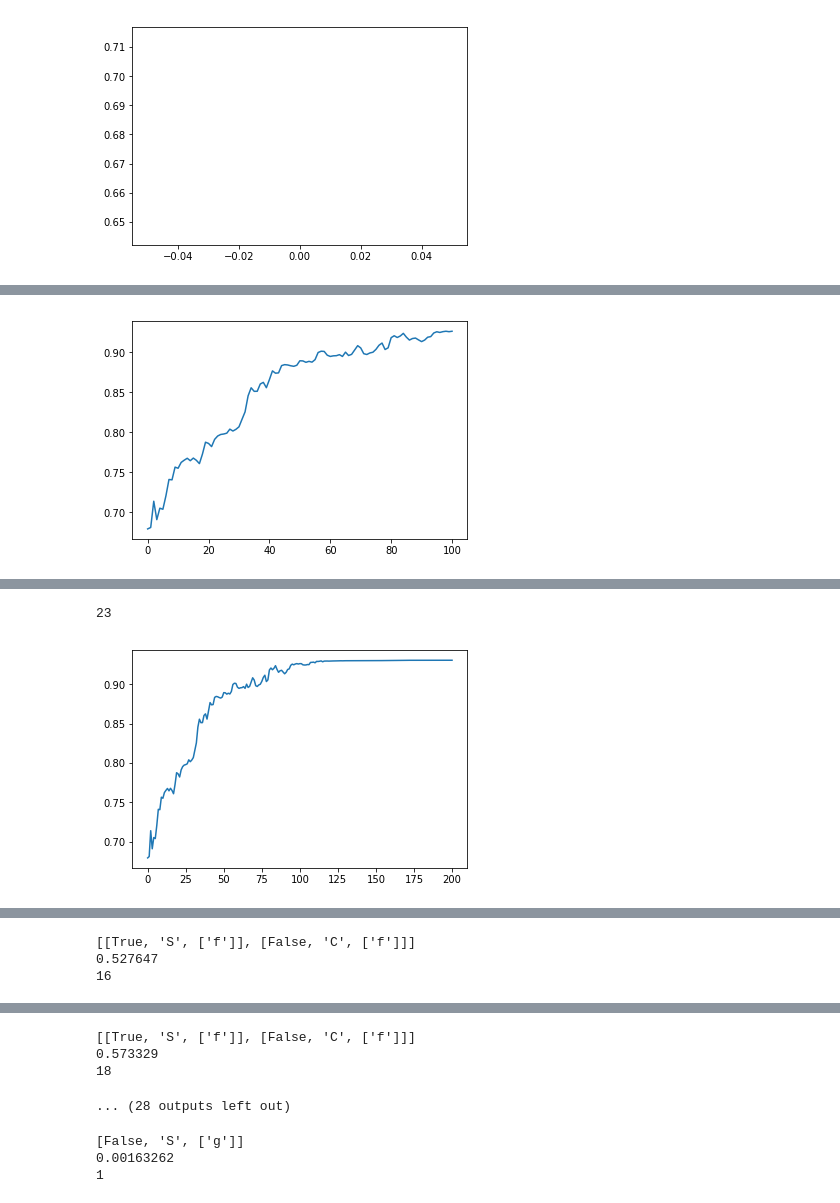
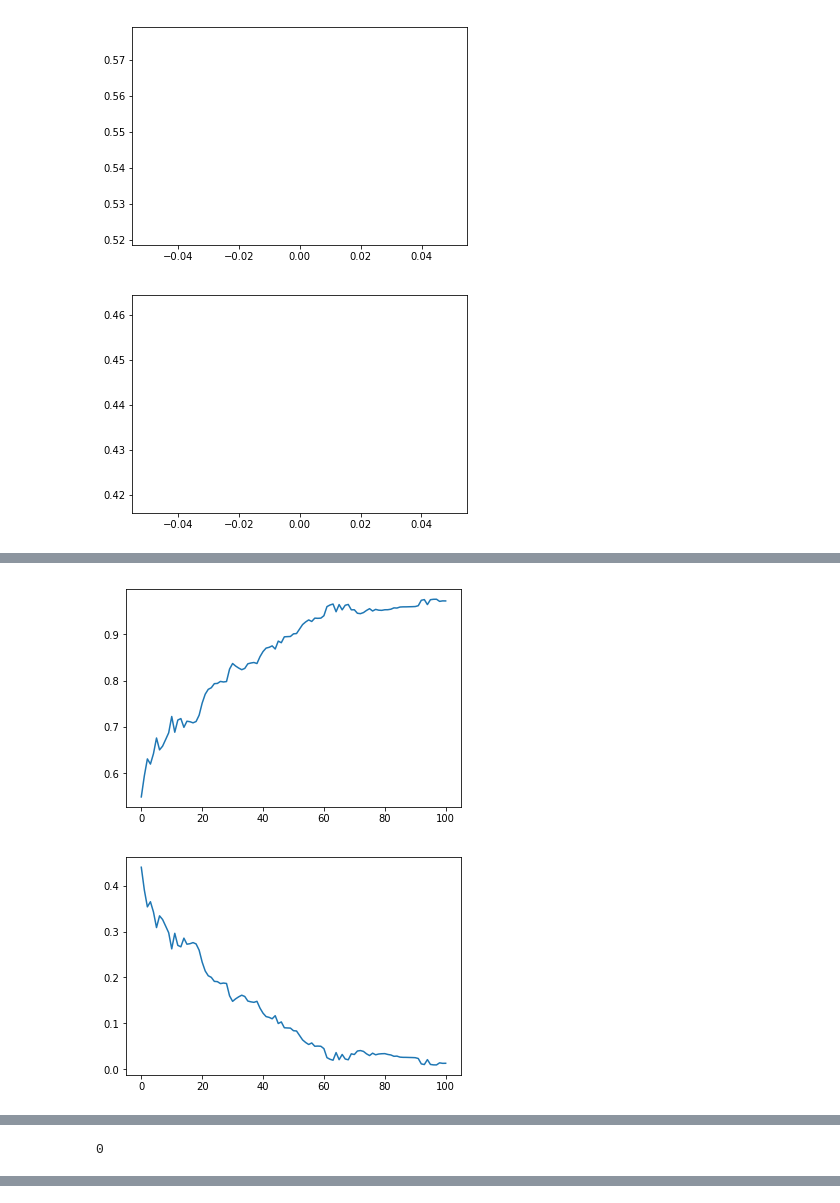
Before and after one commit to Adoni/CSE505, a Jupyter notebook: LTN/LTN.ipynb, the cells around one changed output, grey strips where cells are left out. Saved outputs shown, nothing was run; the diff lists cells and outputs as text; code cells hidden in the pictures.

```diff
--- a/LTN/LTN.ipynb
+++ b/LTN/LTN.ipynb
@@ -108,9 +167,9 @@ class Constants(nn.Module):
         embs=torch.cat(embs).view(1,-1)
         return embs
 # %%
-class Predicate(nn.Module):
+class GPredicate(nn.Module):
     def __init__(self, name, variable_count, emb_dim):
-        super(Predicate, self).__init__()
+        super(GPredicate, self).__init__()
         self.name=name
         self.variable_count=variable_count
         self.emb_dim=emb_dim
@@ -173,20 +231,46 @@ facts=facts1+facts2+facts3
+# %%
+kb1=load_knowledge_base('./facts1.txt')
+kb2=load_knowledge_base('./facts2.txt')
+propositionals=load_propositional('./knowledge.txt')
+gkbs1=[]
+for p in propositionals:
+    gkbs1.append(p.generate_knowledge_base('abcdefgh'))
+gkb1=gkbs1[0]
+for tkb in gkbs1[1:]:
+    gkb1=gkb1.union(tkb)
+gkbs2=[]
+for p in propositionals:
+    gkbs2.append(p.generate_knowledge_base('ijklmn'))
+gkb2=gkbs2[0]
+for tkb in gkbs2[1:]:
+    gkb2=gkb2.union(tkb)
 # %%
-ltn=LTN2(emb_dim,'abcdefghijklmn',[['S',1],['F',2],['C',1]])
-optimizor=torch.optim.Adam(ltn.parameters(),lr=0.1,weight_decay=0.1)
+ltn1=LTN(emb_dim,'abcdefghijklmn',[['S',1],['F',2],['C',1]])
+kb_train=kb1.union(kb2)
+optimizor=torch.optim.Adam(ltn1.parameters(),lr=0.1,weight_decay=0.1)
 mone=torch.FloatTensor([-1])
-errs=[]
+one=torch.FloatTensor([1])
+average_prob=[]
+averate_loss=[]
 for i in tqdm(range(2000)):
     optimizor.zero_grad()
-    total_probability=0
-    for f in facts:
-        log,prob=ltn.forward(clause=f)
-        prob.backward(mone)
+    total_probability=0.0
+    total_loss=0.0
+    for clause in kb_train.clauses:
+        loss,prob=ltn1.forward(clause=clause)
+        loss.backward(one)
         total_probability+=prob.data.numpy()[0]
+        total_loss+=loss.data.numpy()[0]
     optimizor.step()
-    errs.append(total_probability/len(facts))
+    average_prob.append(total_probability/len(kb_train.clauses))
+    averate_loss.append(total_loss/len(kb_train.clauses))
+
     if i%100==0:
-        plt.plot(errs)
+        plt.plot(average_prob)
         plt.show()
-        show_results(facts)
+        plt.plot(averate_loss)
+        plt.show()
+        show_results(ltn1, kb_train)
 # %% [output]
-[figure, old version]
+[figure, new version]
+[figure, new version]
@@ -226 +311,2 @@ for i in tqdm(range(2000)):
-[figure, old version]
+[figure, new version]
+[figure, new version]
@@ -244,2 +322 @@ for i in tqdm(range(2000)):
-23
+0
-[figure, old version]
@@ -263,3 +323,0 @@ for i in tqdm(range(2000)):
-[[True, 'S', ['f']], [False, 'C', ['f']]]
-0.527647
-16
@@ -284,10 +323,0 @@ for i in tqdm(range(2000)):
-[[True, 'S', ['f']], [False, 'C', ['f']]]
-0.573329
-18
-... (28 outputs left out)
-# %%
-show_results(facts)
-# %% [output]
-[False, 'S', ['g']]
-0.00163262
-1
```
Also changed, not shown: parts of 23 cells of this notebook, 3 other files.
